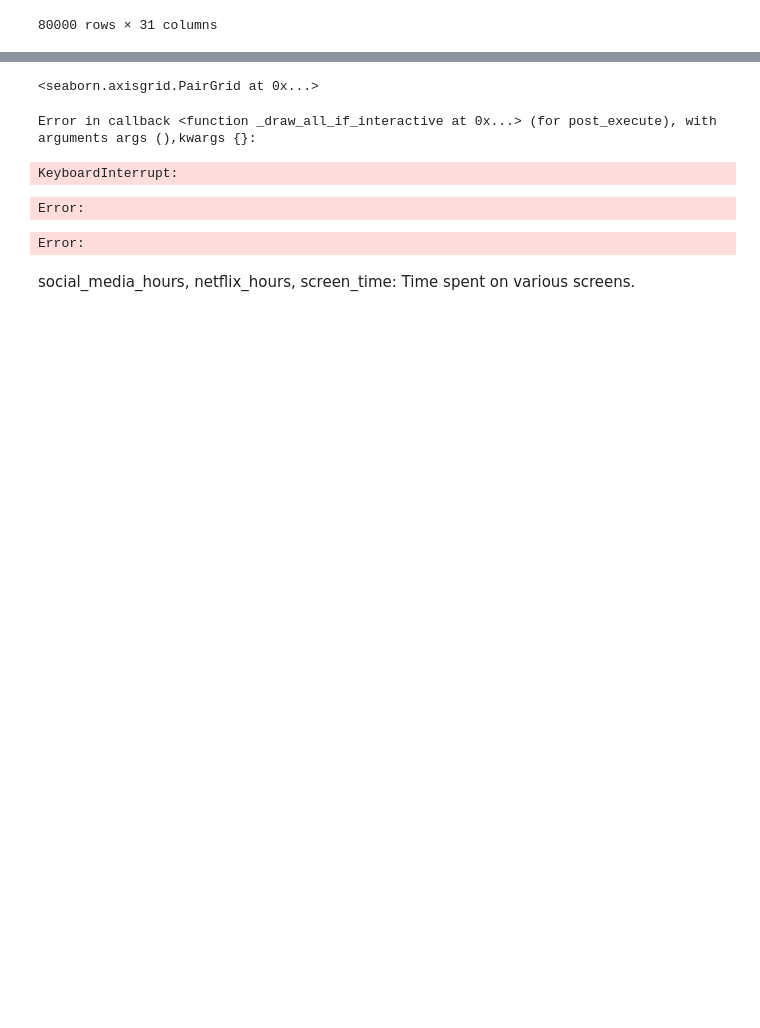
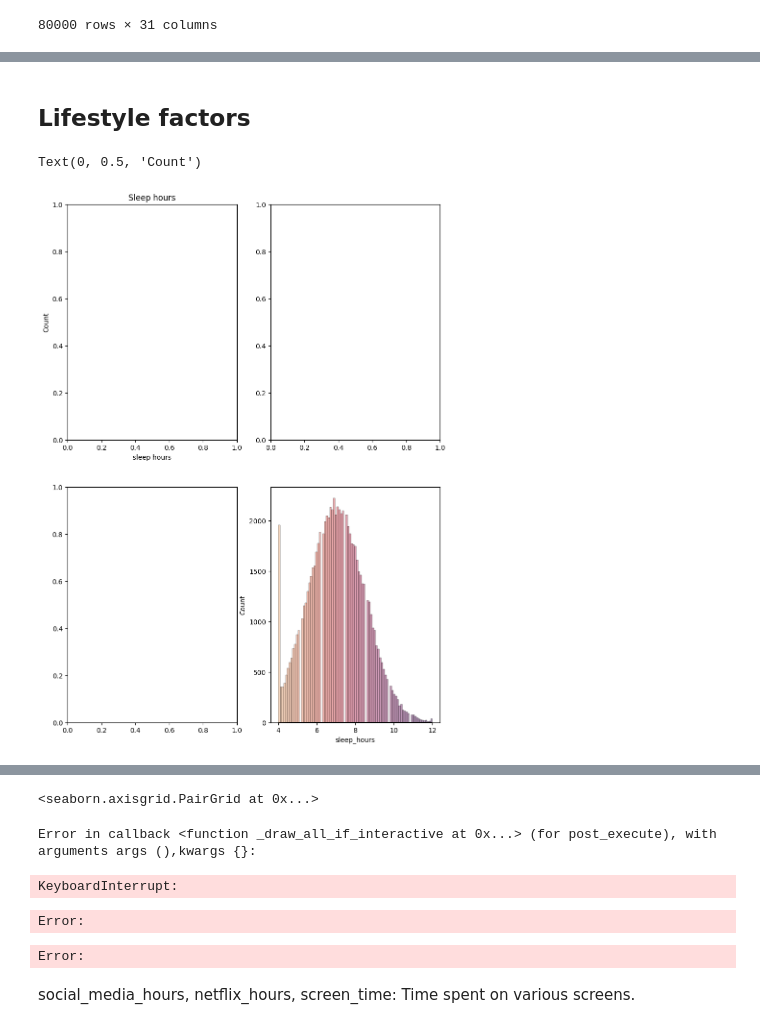
Before and after one commit to SebastianSalasR/tutorialesia, a Jupyter notebook: exercises/08-Student Habits and Academic Performance/analisys.ipynb, the cells around one changed output, grey strips where cells are left out. Drawn from its saved outputs; the diff is of its cells as text; code cells hidden in the pictures; blank space fills up the shorter version.

```diff
--- a/exercises/08-Student Habits and Academic Performance/analisys.ipynb
+++ b/exercises/08-Student Habits and Academic Performance/analisys.ipynb
@@ -31,0 +89,15 @@ df
+# %% [markdown]
+## Lifestyle factors
+# %%
+fig, axes=plt.subplots(2,2, figsize=(10,14))
+
+sns.histplot(data=df, x="sleep_hours", hue="sleep_hours", palette="flare", legend=False)
+axes[0, 0].set_title("Sleep hours")
+axes[0, 0].set_xlabel("sleep hours")
+axes[0, 0].set_ylabel("Count")
+
+axes[0, 1].set_title("Exercise frequency")
+axes[0, 1].set_xlabel("exercise frequency")
+# %% [output]
+Text(0, 0.5, 'Count')
+[figure, added]
```
Also changed, not shown: parts of 17 cells of this notebook, 1 other file.
